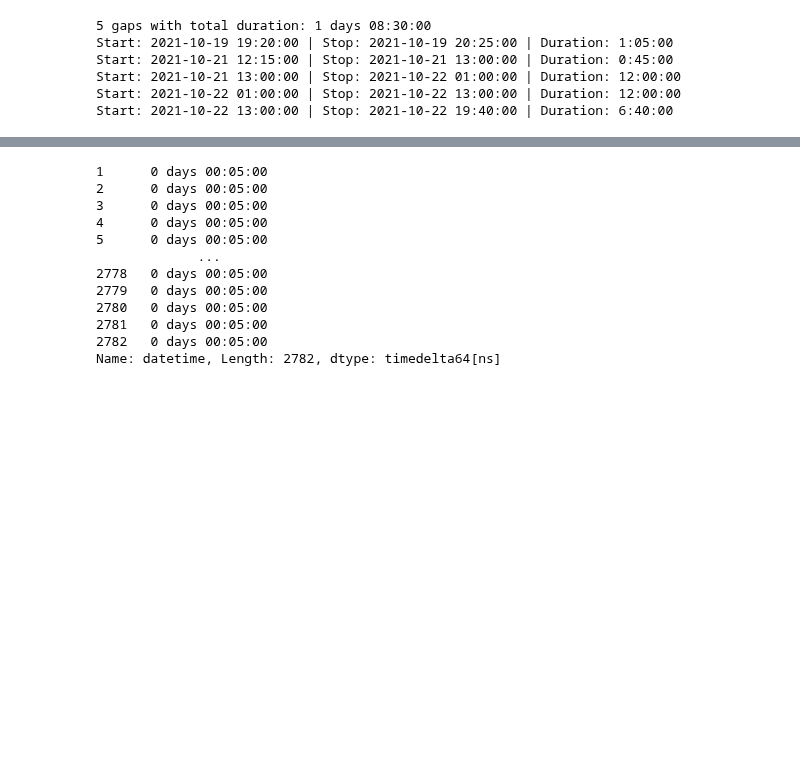
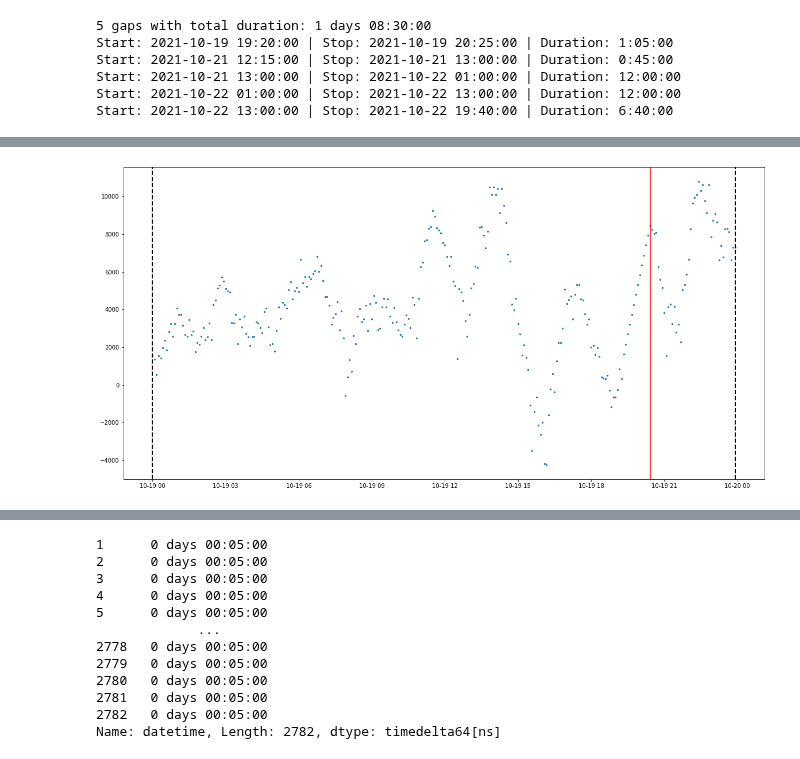
Before and after one commit to mlr07/hydro-tools, a Jupyter notebook: hydro-tools.ipynb, the cells around one changed output, grey strips where cells are left out. Saved outputs shown, nothing was run; the diff lists cells and outputs as text; code cells hidden in the pictures; blank space fills up the shorter version.

```diff
--- a/hydro-tools.ipynb
+++ b/hydro-tools.ipynb
@@ -256,4 +282,13 @@ plt.show()
 # interpolate missing datetimes in dt_df
 
 # merge and plot hydrofunctions/dt_df together
+
+hf_sub_df = hf_df[hf_df.index.day==19]
+# plot it
+plt.figure(figsize=(20, 10))
+plt.scatter(hf_sub_df.index, hf_sub_df.iloc[:, 0], s=5)
+plt.axvline(hf_sub_df.index[0], color="black", linestyle="--", linewidth=2)
+plt.axvline(hf_sub_df.index[-1], color="black", linestyle="--", linewidth=2)
+plt.axvline(dt_np_gaps.index.to_list()[0], color="red")
+plt.show()
 # %% [output]
@@ -264,0 +295 @@ plt.show()
+[figure, added]
```
Also changed, not shown: parts of 8 cells of this notebook.
